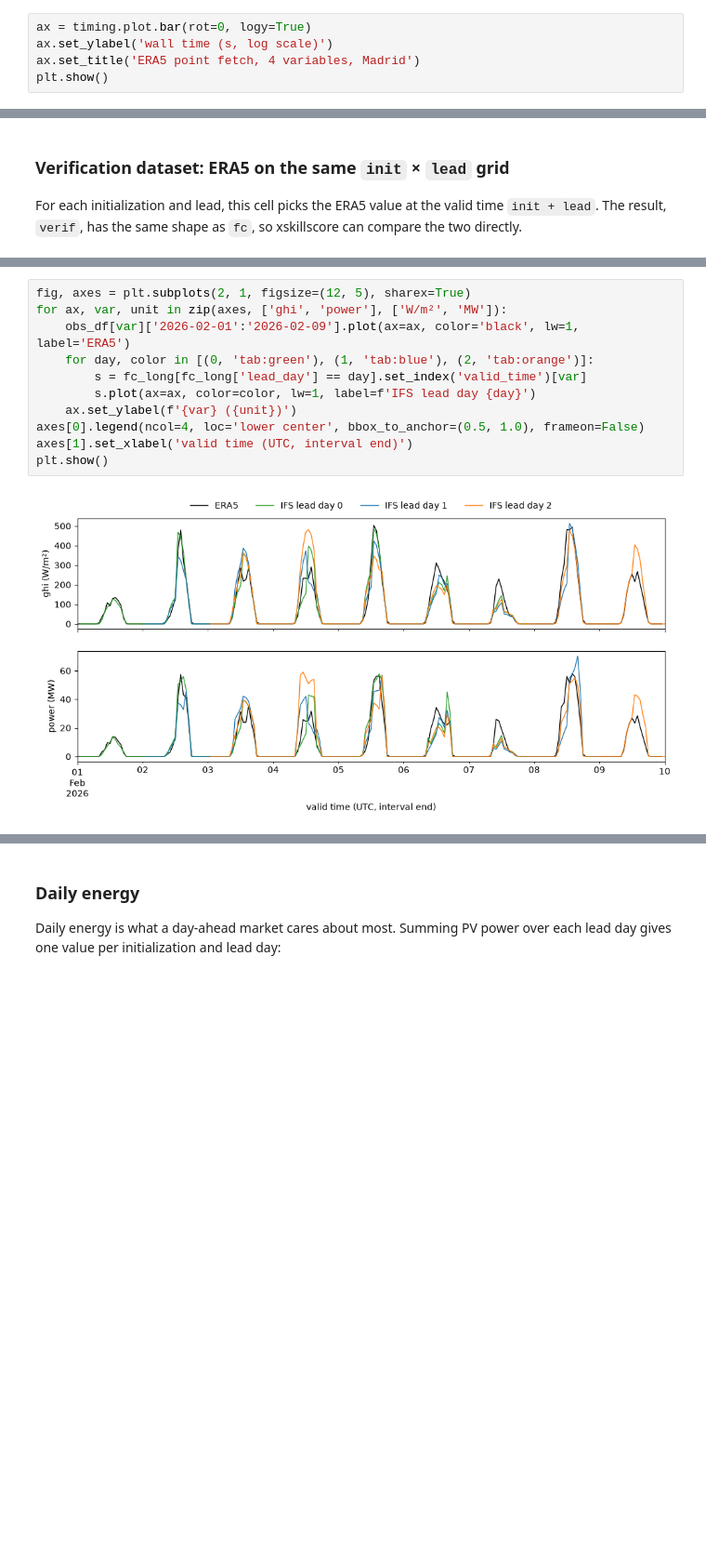
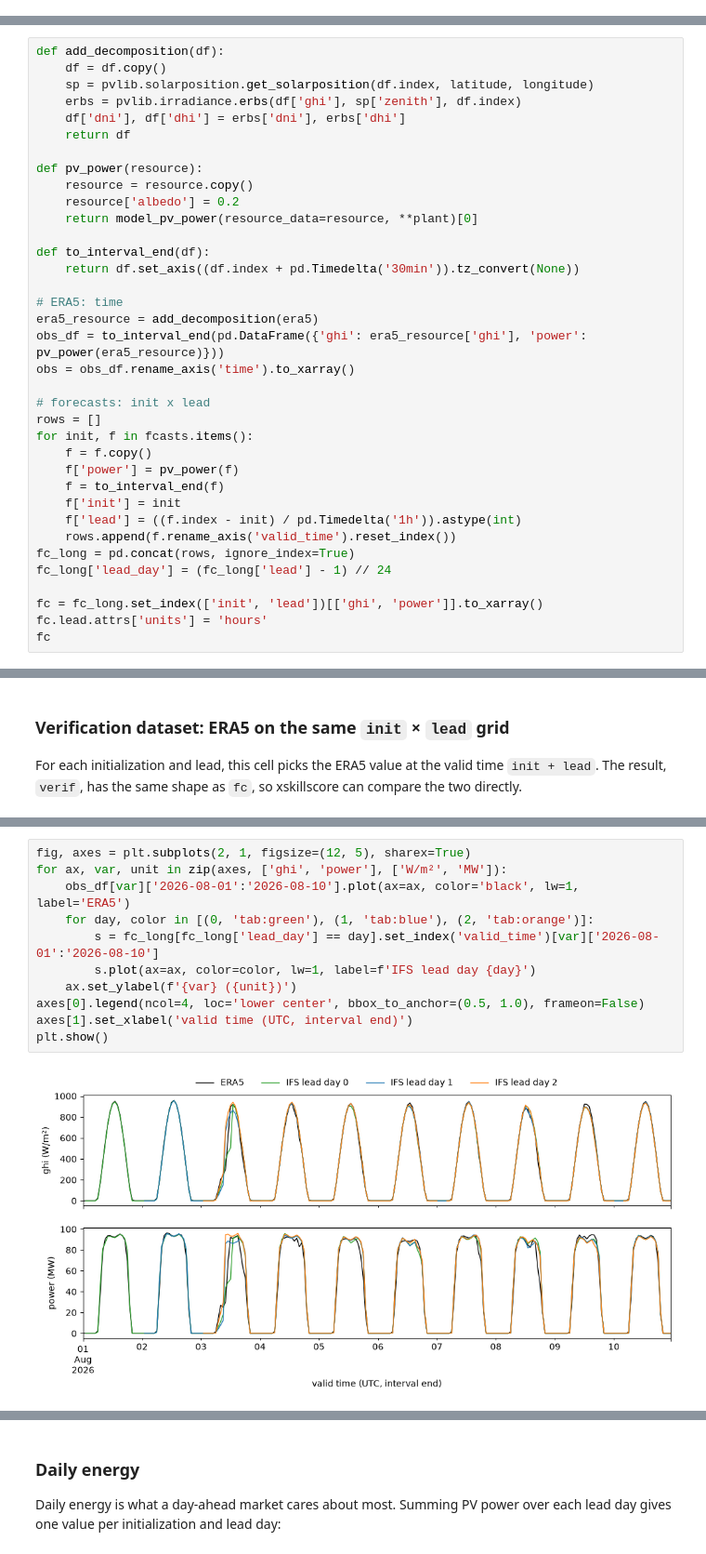
Before and after one commit to aaronspring/hefty, a Jupyter notebook: examples/era5_forecast_verification.ipynb, the cells around one changed output, grey strips where cells are left out. Shown at 93% size. Cells and saved outputs as stored; diff of their text form; blank space fills up the shorter version.

```diff
--- a/examples/era5_forecast_verification.ipynb
+++ b/examples/era5_forecast_verification.ipynb
@@ -178,5 +22,0 @@ arraylake  1 year:   24.6 s, 8760 hours
-# %%
-ax = timing.plot.bar(rot=0, logy=True)
-ax.set_ylabel('wall time (s, log scale)')
-ax.set_title('ERA5 point fetch, 4 variables, Madrid')
-plt.show()
@@ -295,0 +138,36 @@ Data variables:
+# %%
+def add_decomposition(df):
+    df = df.copy()
+    sp = pvlib.solarposition.get_solarposition(df.index, latitude, longitude)
+    erbs = pvlib.irradiance.erbs(df['ghi'], sp['zenith'], df.index)
+    df['dni'], df['dhi'] = erbs['dni'], erbs['dhi']
+    return df
+
+def pv_power(resource):
+    resource = resource.copy()
+    resource['albedo'] = 0.2
+    return model_pv_power(resource_data=resource, **plant)[0]
+
+def to_interval_end(df):
+    return df.set_axis((df.index + pd.Timedelta('30min')).tz_convert(None))
+
+# ERA5: time
+era5_resource = add_decomposition(era5)
+obs_df = to_interval_end(pd.DataFrame({'ghi': era5_resource['ghi'], 'power': pv_power(era5_resource)}))
+obs = obs_df.rename_axis('time').to_xarray()
+
+# forecasts: init x lead
+rows = []
+for init, f in fcasts.items():
+    f = f.copy()
+    f['power'] = pv_power(f)
+    f = to_interval_end(f)
+    f['init'] = init
+    f['lead'] = ((f.index - init) / pd.Timedelta('1h')).astype(int)
+    rows.append(f.rename_axis('valid_time').reset_index())
+fc_long = pd.concat(rows, ignore_index=True)
+fc_long['lead_day'] = (fc_long['lead'] - 1) // 24
+
+fc = fc_long.set_index(['init', 'lead'])[['ghi', 'power']].to_xarray()
+fc.lead.attrs['units'] = 'hours'
+fc
@@ -323,14 +202,14 @@ plt.show()
 # %%
 fig, axes = plt.subplots(2, 1, figsize=(12, 5), sharex=True)
 for ax, var, unit in zip(axes, ['ghi', 'power'], ['W/m²', 'MW']):
-    obs_df[var]['2026-02-01':'2026-02-09'].plot(ax=ax, color='black', lw=1, label='ERA5')
+    obs_df[var]['2026-08-01':'2026-08-10'].plot(ax=ax, color='black', lw=1, label='ERA5')
     for day, color in [(0, 'tab:green'), (1, 'tab:blue'), (2, 'tab:orange')]:
-        s = fc_long[fc_long['lead_day'] == day].set_index('valid_time')[var]
+        s = fc_long[fc_long['lead_day'] == day].set_index('valid_time')[var]['2026-08-01':'2026-08-10']
         s.plot(ax=ax, color=color, lw=1, label=f'IFS lead day {day}')
     ax.set_ylabel(f'{var} ({unit})')
 axes[0].legend(ncol=4, loc='lower center', bbox_to_anchor=(0.5, 1.0), frameon=False)
 axes[1].set_xlabel('valid time (UTC, interval end)')
 plt.show()
 # %% [output]
-[figure, old version]
+[figure, new version]
 # %% [markdown]
```
Also changed, not shown: parts of 58 cells of this notebook.
